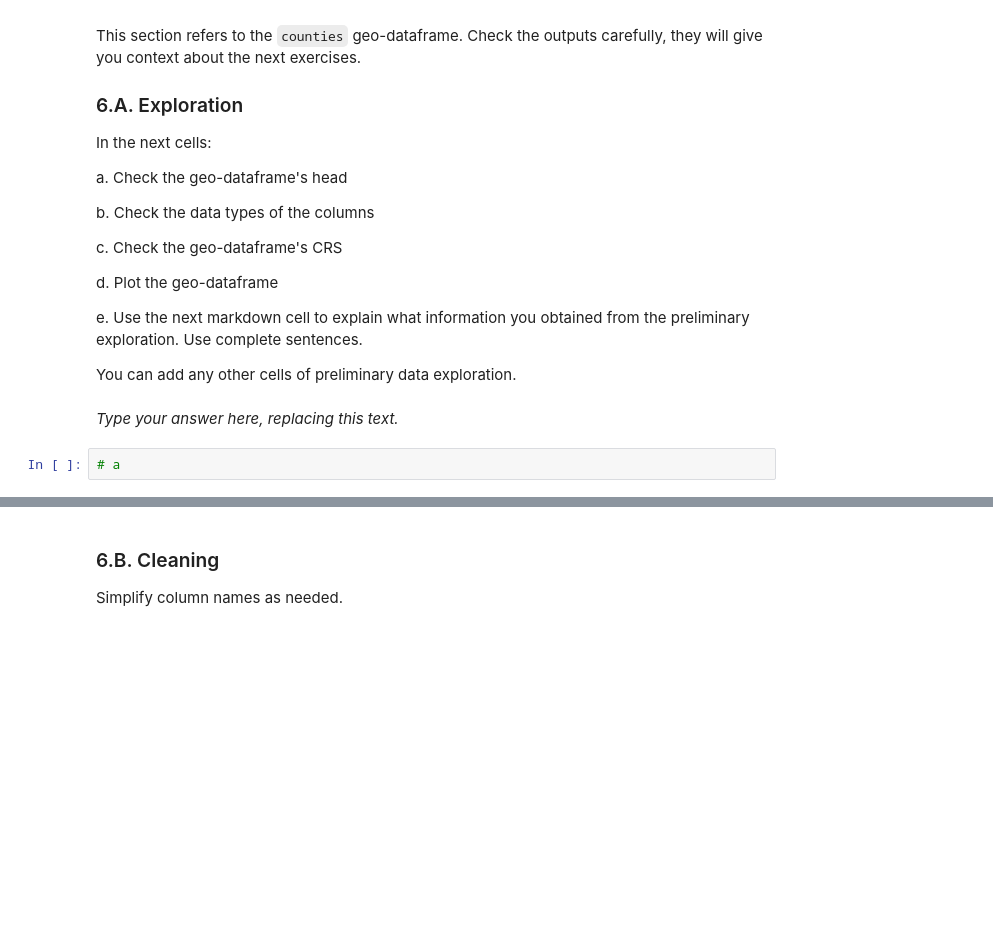
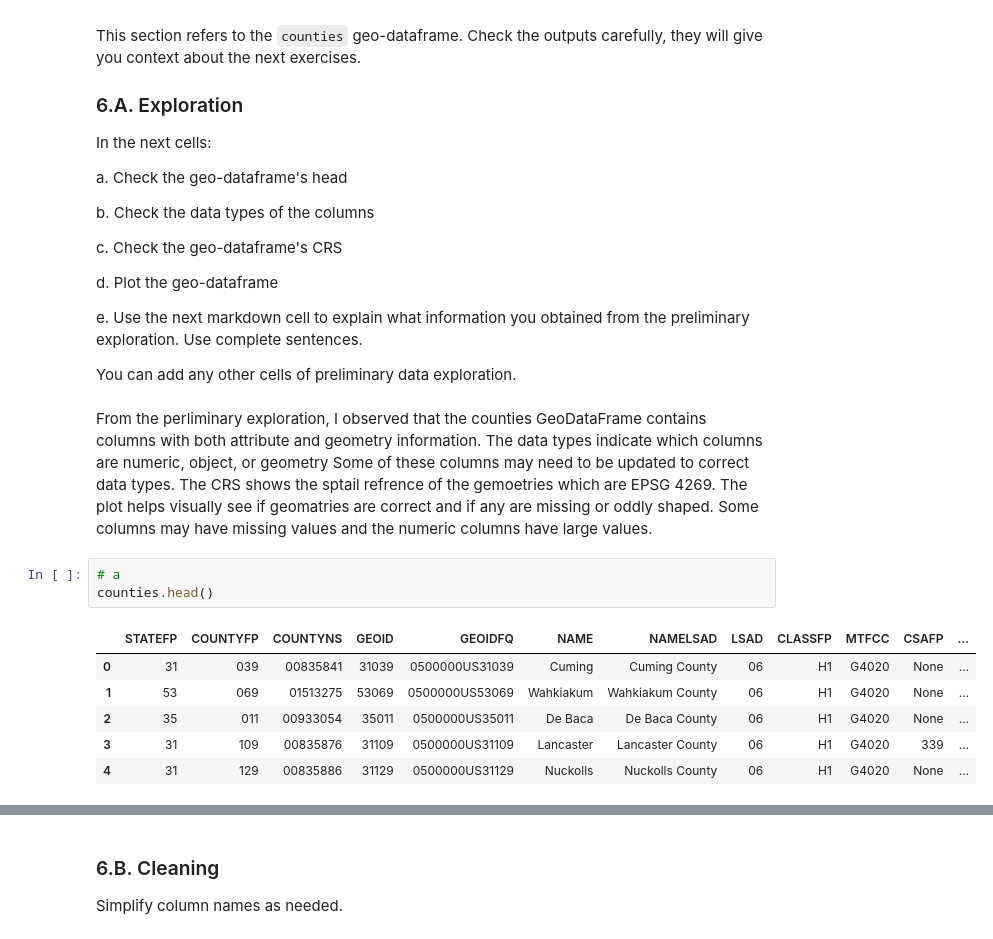
Before and after one commit to IIDonaji/eds220-hwk3, a Jupyter notebook: hwk3-task1-spills.ipynb, the cells around one changed output, grey strips where cells are left out. Drawn from its saved outputs; the diff is of its cells as text; blank space fills up the shorter version.

```diff
--- a/hwk3-task1-spills.ipynb
+++ b/hwk3-task1-spills.ipynb
@@ -180,8 +306,16 @@ e. Use the next markdown cell to explain what information you obtained from the
 
 You can add any other cells of preliminary data exploration.
 # %% [markdown]
-_Type your answer here, replacing this text._
+From the perliminary exploration, I observed that the counties GeoDataFrame contains columns with both attribute and geometry information. The data types indicate which columns are numeric, object, or geometry Some of these columns may need to be updated to correct data types. The CRS shows the sptail refrence of the gemoetries which are EPSG 4269. The plot helps visually see if geomatries are correct and if any are missing or oddly shaped. Some columns may have missing values and the numeric columns have large values.
 # %%
 # a
+counties.head()
+# %% [output]
+|  | STATEFP | COUNTYFP | COUNTYNS | GEOID | GEOIDFQ | NAME | NAMELSAD | LSAD | CLASSFP | MTFCC | CSAFP | ... |
+| 0 | 31 | 039 | 00835841 | 31039 | 0500000US31039 | Cuming | Cuming County | 06 | H1 | G4020 | None | ... |
+| 1 | 53 | 069 | 01513275 | 53069 | 0500000US53069 | Wahkiakum | Wahkiakum County | 06 | H1 | G4020 | None | ... |
+| 2 | 35 | 011 | 00933054 | 35011 | 0500000US35011 | De Baca | De Baca County | 06 | H1 | G4020 | None | ... |
+| 3 | 31 | 109 | 00835876 | 31109 | 0500000US31109 | Lancaster | Lancaster County | 06 | H1 | G4020 | 339 | ... |
+| 4 | 31 | 129 | 00835886 | 31129 | 0500000US31129 | Nuckolls | Nuckolls County | 06 | H1 | G4020 | None | ... |
 # %%
 # b
```
Also changed, not shown: parts of 37 cells of this notebook.
